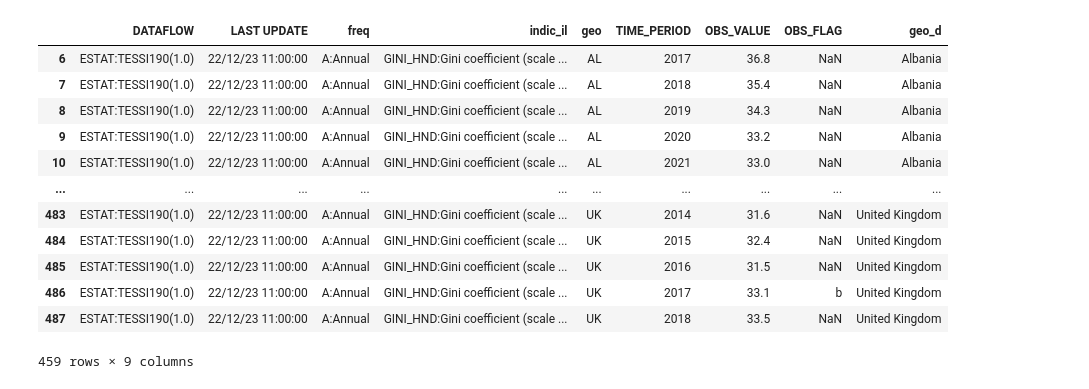
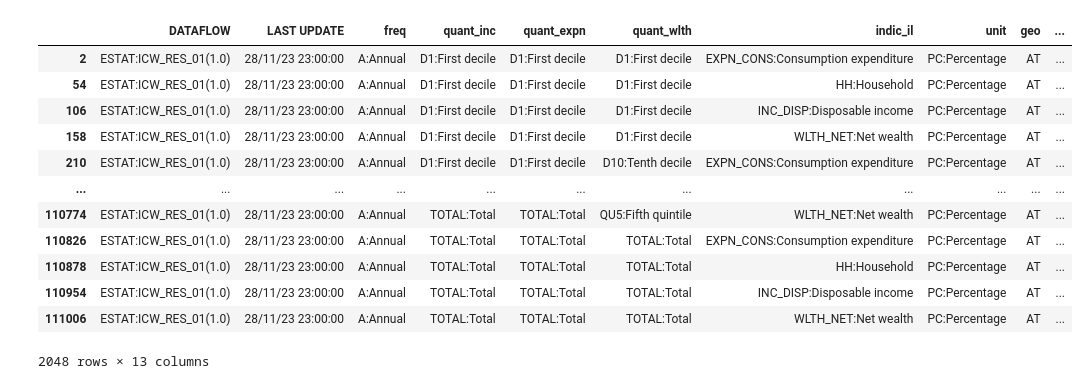
Before and after one commit to mh2134/fcss_w23_grp1, a Jupyter notebook: code/Project.ipynb, the cells around one changed output. Drawn from its saved outputs; the diff is of its cells as text; code cells hidden in the pictures.

```diff
--- a/code/Project.ipynb
+++ b/code/Project.ipynb
@@ -68,19 +84,26 @@ GoogleDF.head()
 # %%
-dfgini = pd.read_csv("../raw_data/Gini_index_tessi190_linear.csv")
+dfgini = pd.read_csv("../raw_data/Income_Consumption_Wealth_icw_res_01_linear.csv")
+#dfgini = pd.read_csv("../raw_data/ICT_Usage_isoc_ci_ac_i_linear.csv")
+#dfgini = pd.read_csv("../raw_data/Crime_in_Metropoles_estat_met_crim_gen_en.csv")
 dfgini[['geo', 'geo_d']] = dfgini['geo'].str.split(':', expand=True)
+#dfgini = dfgini[dfgini['indic_il'].str.startswith('WLTH_NET')]
+#dfgini = dfgini[dfgini['quant_wlth'].str.startswith('TOTAL')]
+dfgini = dfgini[dfgini['geo'].str.startswith('AT')]
+dfgini = dfgini.loc[dfgini['TIME_PERIOD'] > 2015]
+#dfgini = dfgini.loc[dfgini ['TIME_PERIOD'] == '2010']
 dfgini.dropna(subset=['OBS_VALUE'], inplace=True)
 dfgini
 # %% [output]
-|  | DATAFLOW | LAST UPDATE | freq | indic_il | geo | TIME_PERIOD | OBS_VALUE | OBS_FLAG | geo_d |
-| 6 | ESTAT:TESSI190(1.0) | 22/12/23 11:00:00 | A:Annual | GINI_HND:Gini coefficient (scale ... | AL | 2017 | 36.8 | NaN | Albania |
-| 7 | ESTAT:TESSI190(1.0) | 22/12/23 11:00:00 | A:Annual | GINI_HND:Gini coefficient (scale ... | AL | 2018 | 35.4 | NaN | Albania |
-| 8 | ESTAT:TESSI190(1.0) | 22/12/23 11:00:00 | A:Annual | GINI_HND:Gini coefficient (scale ... | AL | 2019 | 34.3 | NaN | Albania |
-| 9 | ESTAT:TESSI190(1.0) | 22/12/23 11:00:00 | A:Annual | GINI_HND:Gini coefficient (scale ... | AL | 2020 | 33.2 | NaN | Albania |
-| 10 | ESTAT:TESSI190(1.0) | 22/12/23 11:00:00 | A:Annual | GINI_HND:Gini coefficient (scale ... | AL | 2021 | 33.0 | NaN | Albania |
-| ... | ... | ... | ... | ... | ... | ... | ... | ... | ... |
-| 483 | ESTAT:TESSI190(1.0) | 22/12/23 11:00:00 | A:Annual | GINI_HND:Gini coefficient (scale ... | UK | 2014 | 31.6 | NaN | United Kingdom |
-| 484 | ESTAT:TESSI190(1.0) | 22/12/23 11:00:00 | A:Annual | GINI_HND:Gini coefficient (scale ... | UK | 2015 | 32.4 | NaN | United Kingdom |
-| 485 | ESTAT:TESSI190(1.0) | 22/12/23 11:00:00 | A:Annual | GINI_HND:Gini coefficient (scale ... | UK | 2016 | 31.5 | NaN | United Kingdom |
-| 486 | ESTAT:TESSI190(1.0) | 22/12/23 11:00:00 | A:Annual | GINI_HND:Gini coefficient (scale ... | UK | 2017 | 33.1 | b | United Kingdom |
-| 487 | ESTAT:TESSI190(1.0) | 22/12/23 11:00:00 | A:Annual | GINI_HND:Gini coefficient (scale ... | UK | 2018 | 33.5 | NaN | United Kingdom |
+|  | DATAFLOW | LAST UPDATE | freq | quant_inc | quant_expn | quant_wlth | indic_il | unit | geo | ... |
+| 2 | ESTAT:ICW_RES_01(1.0) | 28/11/23 23:00:00 | A:Annual | D1:First decile | D1:First decile | D1:First decile | EXPN_CONS:Consumption expenditure | PC:Percentage | AT | ... |
+| 54 | ESTAT:ICW_RES_01(1.0) | 28/11/23 23:00:00 | A:Annual | D1:First decile | D1:First decile | D1:First decile | HH:Household | PC:Percentage | AT | ... |
+| 106 | ESTAT:ICW_RES_01(1.0) | 28/11/23 23:00:00 | A:Annual | D1:First decile | D1:First decile | D1:First decile | INC_DISP:Disposable income | PC:Percentage | AT | ... |
+| 158 | ESTAT:ICW_RES_01(1.0) | 28/11/23 23:00:00 | A:Annual | D1:First decile | D1:First decile | D1:First decile | WLTH_NET:Net wealth | PC:Percentage | AT | ... |
+| 210 | ESTAT:ICW_RES_01(1.0) | 28/11/23 23:00:00 | A:Annual | D1:First decile | D1:First decile | D10:Tenth decile | EXPN_CONS:Consumption expenditure | PC:Percentage | AT | ... |
+| ... | ... | ... | ... | ... | ... | ... | ... | ... | ... | ... |
+| 110774 | ESTAT:ICW_RES_01(1.0) | 28/11/23 23:00:00 | A:Annual | TOTAL:Total | TOTAL:Total | QU5:Fifth quintile | WLTH_NET:Net wealth | PC:Percentage | AT | ... |
+| 110826 | ESTAT:ICW_RES_01(1.0) | 28/11/23 23:00:00 | A:Annual | TOTAL:Total | TOTAL:Total | TOTAL:Total | EXPN_CONS:Consumption expenditure | PC:Percentage | AT | ... |
+| 110878 | ESTAT:ICW_RES_01(1.0) | 28/11/23 23:00:00 | A:Annual | TOTAL:Total | TOTAL:Total | TOTAL:Total | HH:Household | PC:Percentage | AT | ... |
+| 110954 | ESTAT:ICW_RES_01(1.0) | 28/11/23 23:00:00 | A:Annual | TOTAL:Total | TOTAL:Total | TOTAL:Total | INC_DISP:Disposable income | PC:Percentage | AT | ... |
+| 111006 | ESTAT:ICW_RES_01(1.0) | 28/11/23 23:00:00 | A:Annual | TOTAL:Total | TOTAL:Total | TOTAL:Total | WLTH_NET:Net wealth | PC:Percentage | AT | ... |
-459 rows × 9 columns
+2048 rows × 13 columns
```
Also changed, not shown: parts of 10 cells of this notebook, 3 other files.
